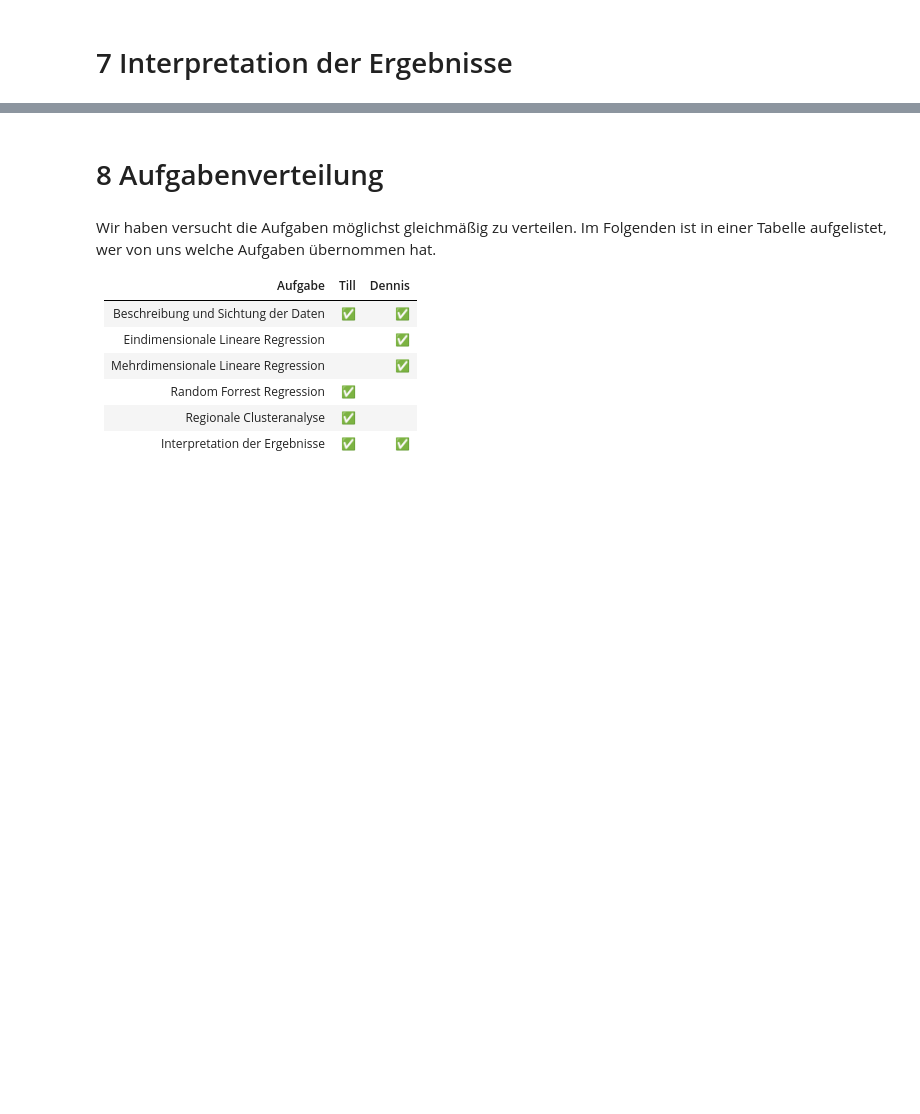
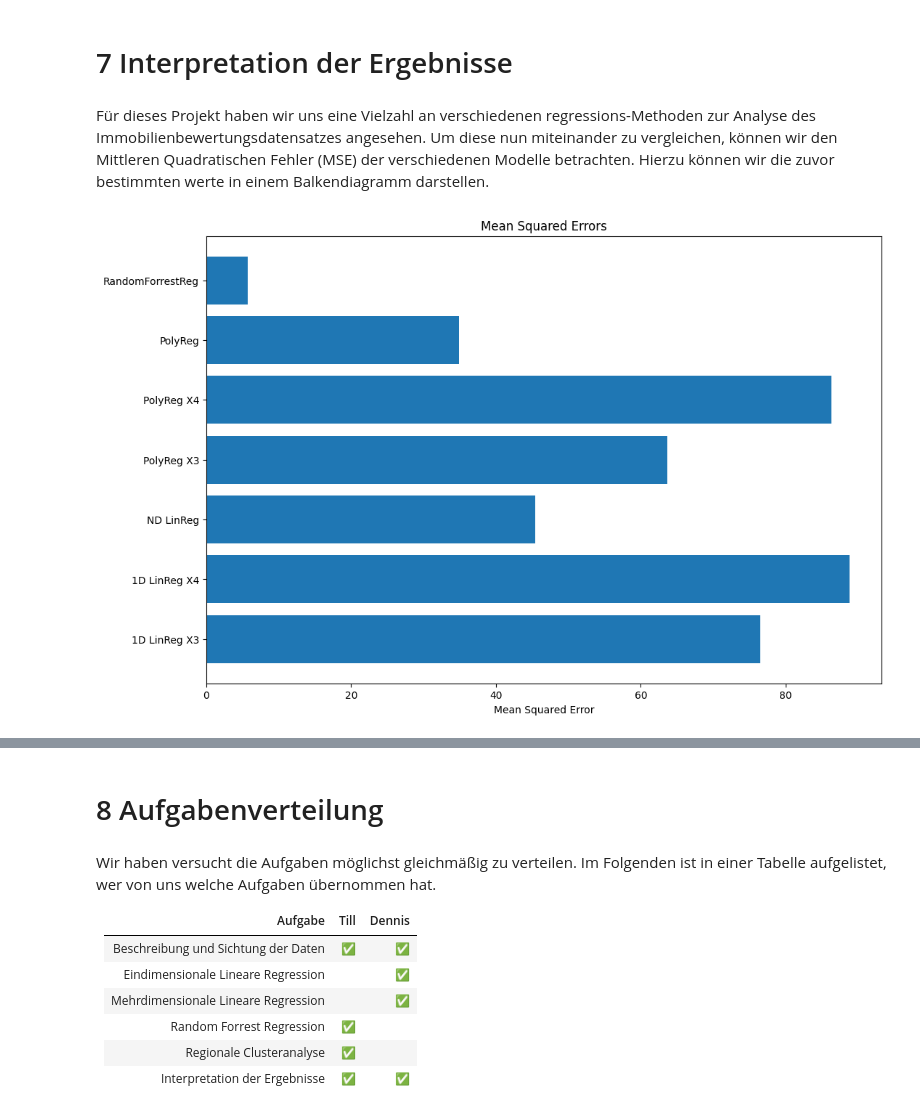
Before and after one commit to TillWege/dm-ml, a Jupyter notebook: paper.ipynb, the cells around one changed output, grey strips where cells are left out. Cells and saved outputs as stored; diff of their text form; code cells hidden in the pictures; blank space fills up the shorter version.

```diff
--- a/paper.ipynb
+++ b/paper.ipynb
@@ -411,8 +422,8 @@ poly_model_X3.fit(reg_vars["X3 distance to the nearest MRT station"].values.resh
 y_pred_poly_X3 = poly_model_X3.predict(test_vars["X3 distance to the nearest MRT station"].values.reshape(-1, 1))
 
 # Berechnung des mittleren quadratischen Fehlers für X3
-mse_X3 = mean_squared_error(test_val, y_pred_poly_X3)
-print("Mean squared error for Polynomial Model X3: %.2f" % mse_X3)
+mse_polyregX3 = mean_squared_error(test_val, y_pred_poly_X3)
+print("Mean squared error for Polynomial Model X3: %.2f" % mse_polyregX3)
 # %% [output]
 Mean squared error for Polynomial Model X3: 63.65
 # %%
@@ -426,8 +437,8 @@ poly_model_X4.fit(reg_vars["X4 number of convenience stores"].values.reshape(-1,
 y_pred_poly_X4 = poly_model_X4.predict(test_vars["X4 number of convenience stores"].values.reshape(-1, 1))
 
 # Berechnung des mittleren quadratischen Fehlers für X4
-mse_X4 = mean_squared_error(test_val, y_pred_poly_X4)
-print("Mean squared error for Polynomial Model X4: %.2f" % mse_X4)
+mse_polyregX4 = mean_squared_error(test_val, y_pred_poly_X4)
+print("Mean squared error for Polynomial Model X4: %.2f" % mse_polyregX4)
 # %% [output]
 Mean squared error for Polynomial Model X4: 86.28
 # %% [markdown]
@@ -495,8 +506,10 @@ Durch das Training des linearen Regressionsmodells auf dem polynomisch erweitert
 
 Um die Leistung des Modells zu bewerten, verwenden wir den mittleren quadratischen Fehler (Mean Squared Error, MSE) auf einem Testdatensatz:
 # %%
+mse_polyreg = mean_squared_error(test_val, model.predict(poly.fit_transform(test_vars)))
+
 print("Mean squared error MultiPoly: %.2f"
-        % mean_squared_error(test_val, model.predict(poly.fit_transform(test_vars))))
+        % mse_polyreg)
 # %% [output]
 Mean squared error MultiPoly: 34.91
 # %% [markdown]
@@ -546,5 +559,8 @@ reg =RandomForestRegressor(**params)
 reg.fit(reg_vars, y_train)
 
 y_pred = reg.predict(test_vars)
-mean_squared_error(y_test, y_pred, squared=False)
+mse_randomforrestreg = mean_squared_error(y_test, y_pred, squared=False)
+
+print("Mean squared error RandomForrest: %.2f"
+        % mse_randomforrestreg)
 # %% [output]
@@ -707,3 +650,18 @@ Dieser Karten-Ausschnitt zeigt den ungefähren Bereich den der Datensatz abbilde
 Wir können also feststellen, dass die verschiedenen Cluster tatsächlich unterschiedliche Regionen abbilden.
 # %% [markdown]
 <h1 id="interpret">7 Interpretation der Ergebnisse</h2>
+# %% [markdown]
+Für dieses Projekt haben wir uns eine Vielzahl an verschiedenen regressions-Methoden zur Analyse des Immobilienbewertungsdatensatzes angesehen. Um diese nun miteinander zu vergleichen, können wir den Mittleren Quadratischen Fehler (MSE) der verschiedenen Modelle betrachten. Hierzu können wir die zuvor bestimmten werte in einem Balkendiagramm darstellen.
+# %%
+
+plt.figure(figsize=(12, 8))
+
+mses = [mse_1dlinregX3, mse_1dlinregX4, mse_ndlinreg, mse_polyregX3, mse_polyregX4, mse_polyreg, mse_randomforrestreg]
+mse_labels = ["1D LinReg X3", "1D LinReg X4", "ND LinReg", "PolyReg X3", "PolyReg X4", "PolyReg", "RandomForrestReg"]
+
+plt.barh(mse_labels, mses)
+plt.title("Mean Squared Errors")
+plt.xlabel("Mean Squared Error")
+plt.show()
+# %% [output]
+[figure, added]
```
Also changed, not shown: parts of 27 cells of this notebook.
